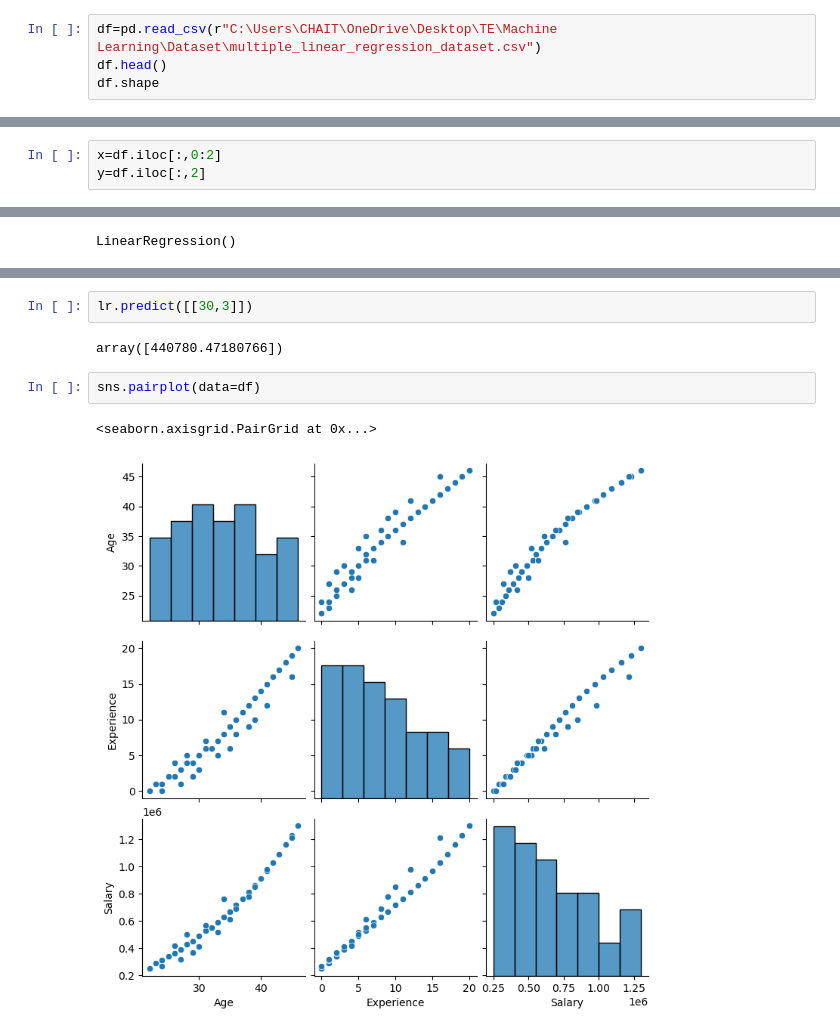
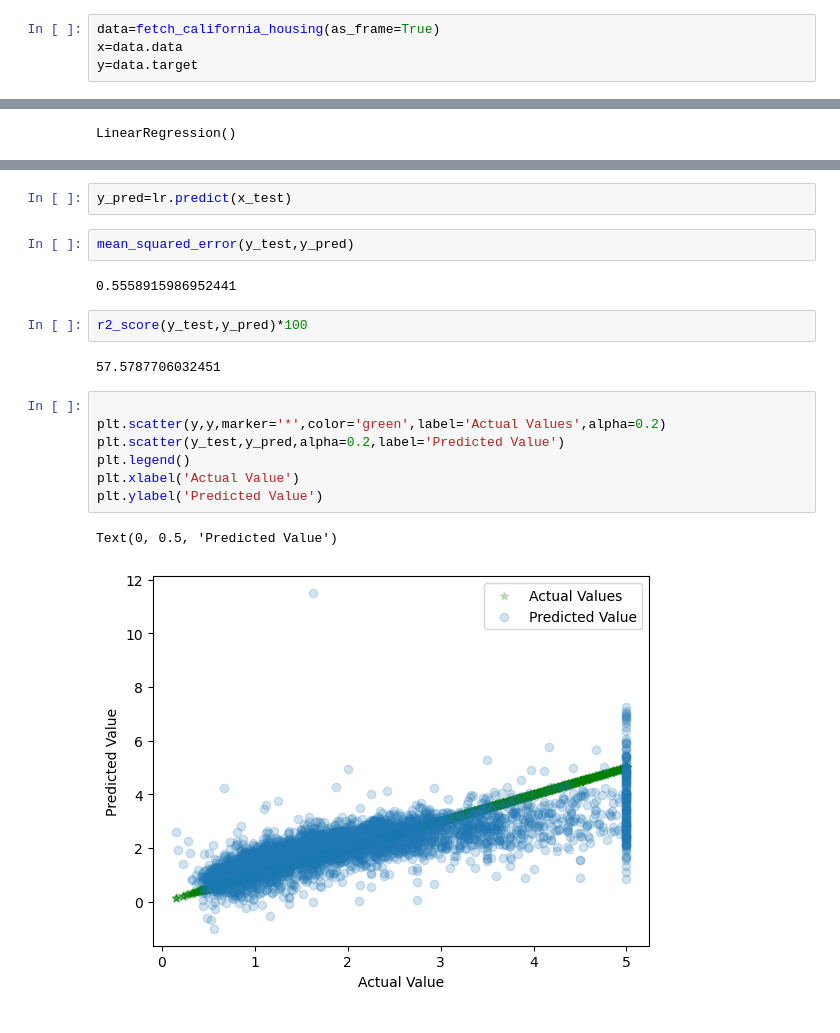
Before and after one commit to chaitanya3131/Machine-Learning-Practice, a Jupyter notebook: multiple_linear_regression.ipynb, the cells around one changed output, grey strips where cells are left out. Drawn from its saved outputs; the diff is of its cells as text.

```diff
--- a/multiple_linear_regression.ipynb
+++ b/multiple_linear_regression.ipynb
@@ -6,4 +10,4 @@ from sklearn.linear_model import LinearRegression
 # %%
-df=pd.read_csv(r"C:\Users\CHAIT\OneDrive\Desktop\TE\Machine Learning\Dataset\multiple_linear_regression_dataset.csv")
-df.head()
-df.shape
+data=fetch_california_housing(as_frame=True)
+x=data.data
+y=data.target
@@ -12,3 +13,0 @@ df.shape
-# %%
-x=df.iloc[:,0:2]
-y=df.iloc[:,2]
@@ -45,9 +38,20 @@ Name: Salary, dtype: int64
-# %%
-lr.predict([[30,3]])
-# %% [output]
-array([440780.47180766])
-# %%
-sns.pairplot(data=df)
-# %% [output]
-<seaborn.axisgrid.PairGrid at 0x...>
-[figure, removed]
+# %%
+y_pred=lr.predict(x_test)
+# %%
+mean_squared_error(y_test,y_pred)
+# %% [output]
+0.5558915986952441
+# %%
+r2_score(y_test,y_pred)*100
+# %% [output]
+57.5787706032451
+# %%
+
+plt.scatter(y,y,marker='*',color='green',label='Actual Values',alpha=0.2)
+plt.scatter(y_test,y_pred,alpha=0.2,label='Predicted Value')
+plt.legend()
+plt.xlabel('Actual Value')
+plt.ylabel('Predicted Value')
+# %% [output]
+Text(0, 0.5, 'Predicted Value')
+[figure, added]
```
Also changed, not shown: parts of 4 cells of this notebook, 1 other file.
